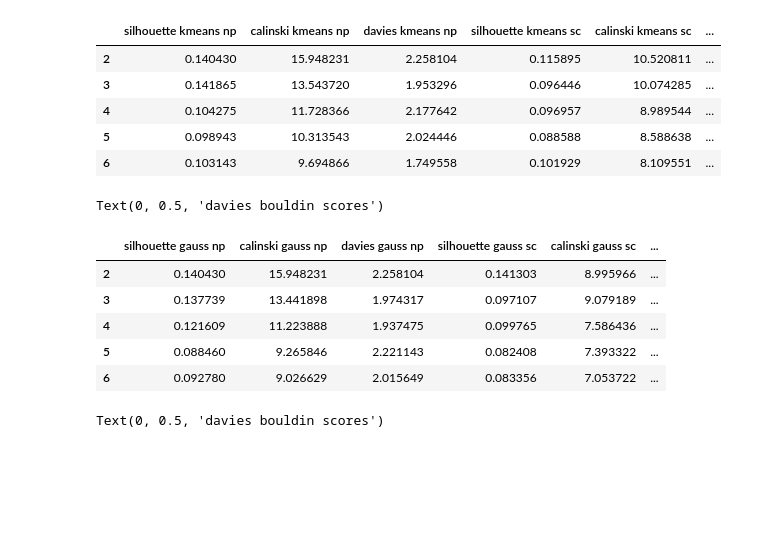
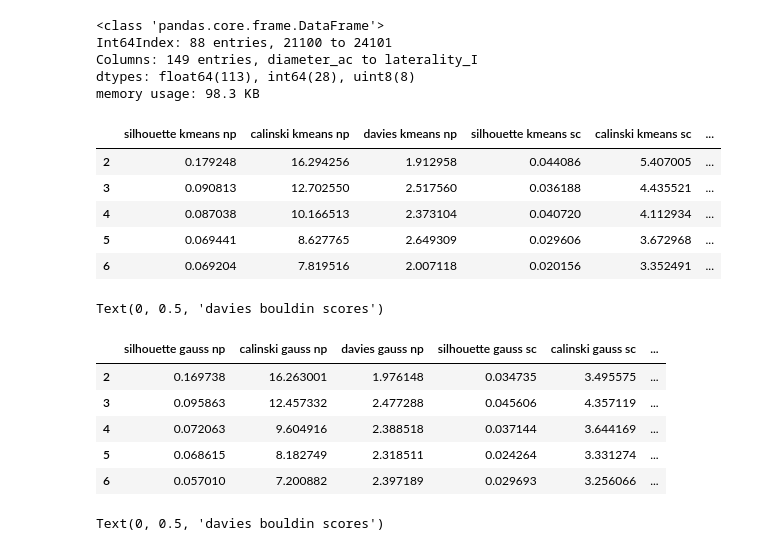
Before and after one commit to jhquiza/EEG_IAT, a Jupyter notebook: Modelos clustering.ipynb, the cells around one changed output. Drawn from its saved outputs; the diff is of its cells as text; code cells hidden in the pictures; blank space fills up the shorter version.

```diff
--- a/Modelos clustering.ipynb
+++ b/Modelos clustering.ipynb
@@ -73,21 +59,61 @@ def clusters_kmeans(data, max_clusters=10):
+# %%
+# otra opción usando todas las variables
+data_all = pd.read_csv('medidas_conectividad_globales_comportamentales_demograficos_2.csv')
+data_all.set_index('subject', inplace=True)
+data_all= data_all.drop(columns=['type','IAT_score_ind','IAT_score_level','dscore_1','dscore_2','dscore_3','dscore_5','dscore_6','dscore_7','dscore_8','modo_0','modo_1','modo_2','group'], axis=1)
+data_all.dropna(inplace=True)
+data_all[['IRI_PT', 'IRI_FS', 'IRI_EC', 'IRI_PD', 'IMA', 'RPQ AR', 'RPQ AP']] = data_all[['IRI_PT', 'IRI_FS', 'IRI_EC', 'IRI_PD', 'IMA', 'RPQ AR', 'RPQ AP']].astype('int64')
+data_all_cod = pd.get_dummies(data_all)
+
+# normalización de datos con standard scaler
+continuas_cols = data_all_cod.select_dtypes(include=['float64']).columns.to_list()
+discretas_cols = data_all_cod.select_dtypes(include=['int64']).columns.to_list()
+preprocessor_sc = ColumnTransformer([('scaler', StandardScaler(), continuas_cols), ('min_max', MinMaxScaler(), discretas_cols)], remainder='passthrough')
+data_all_cod_sc = preprocessor_sc.fit_transform(data_all_cod)
+# normalización de datos con power transformer
+preprocessor_pt = ColumnTransformer([('pt', PowerTransformer(), continuas_cols), ('min_max', MinMaxScaler(), discretas_cols)], remainder='passthrough')
+data_all_cod_pt = preprocessor_pt.fit_transform(data_all_cod)
+# %% [output]
+<class 'pandas.core.frame.DataFrame'>
+Int64Index: 88 entries, 21100 to 24101
+Columns: 149 entries, diameter_ac to laterality_I
+dtypes: float64(113), int64(28), uint8(8)
+memory usage: 98.3 KB
+# %%
+# otra opción usando todas las variables, menos la edad
+data_all = pd.read_csv('medidas_conectividad_globales_comportamentales_demograficos_2.csv')
+data_all.set_index('subject', inplace=True)
+data_all= data_all.drop(columns=['type','IAT_score_ind','IAT_score_level','dscore_1','dscore_2','dscore_3','dscore_5','dscore_6','dscore_7','dscore_8','modo_0','modo_1','modo_2','group', 'age'], axis=1)
+data_all.dropna(inplace=True)
+data_all[['IRI_PT', 'IRI_FS', 'IRI_EC', 'IRI_PD', 'IMA', 'RPQ AR', 'RPQ AP']] = data_all[['IRI_PT', 'IRI_FS', 'IRI_EC', 'IRI_PD', 'IMA', 'RPQ AR', 'RPQ AP']].astype('int64')
+data_all_cod = pd.get_dummies(data_all)
+
+# normalización de datos con standard scaler
+continuas_cols = data_all_cod.select_dtypes(include=['float64']).columns.to_list()
+discretas_cols = data_all_cod.select_dtypes(include=['int64']).columns.to_list()
+preprocessor_sc = ColumnTransformer([('scaler', StandardScaler(), continuas_cols), ('min_max', MinMaxScaler(), discretas_cols)], remainder='passthrough')
+data_all_cod_sc = preprocessor_sc.fit_transform(data_all_cod)
+# normalización de datos con power transformer
+preprocessor_pt = ColumnTransformer([('pt', PowerTransformer(), continuas_cols), ('min_max', MinMaxScaler(), discretas_cols)], remainder='passthrough')
+data_all_cod_pt = preprocessor_pt.fit_transform(data_all_cod)
 # %%
 # clústeres por KMeans, datos sin normalizar
-inertias_np, sil_scores_np, cal_scores_np, dav_scores_np = clusters_kmeans(data=data)
+inertias_np, sil_scores_np, cal_scores_np, dav_scores_np = ml.clusters_kmeans(data=data_all_cod)
 # clústeres por KMeans, Standard Scaler
-inertias_sc, sil_scores_sc, cal_scores_sc, dav_scores_sc = clusters_kmeans(data=data_sc)
+inertias_sc, sil_scores_sc, cal_scores_sc, dav_scores_sc = ml.clusters_kmeans(data=data_all_cod_sc)
 # clústeres por KMeans, PowerTransformer
-inertias_pt, sil_scores_pt, cal_scores_pt, dav_scores_pt = clusters_kmeans(data=data_pt)
+inertias_pt, sil_scores_pt, cal_scores_pt, dav_scores_pt = ml.clusters_kmeans(data=data_all_cod_pt)
 # Dataframe con métricas de clustering de KMeans
 df_kmeans = pd.DataFrame(data=[sil_scores_np, cal_scores_np, dav_scores_np, sil_scores_sc, cal_scores_sc, dav_scores_sc, sil_scores_pt, cal_scores_pt, dav_scores_pt], index=['silhouette kmeans np', 'calinski kmeans np', 'davies kmeans np', 'silhouette kmeans sc', 'calinski kmeans sc', 'davies kmeans sc', 'silhouette kmeans pt', 'calinski kmeans pt', 'davies kmeans pt'], columns=range(2,11))
 df_kmeans = df_kmeans.transpose()
 df_kmeans.head()
 # %% [output]
 |  | silhouette kmeans np | calinski kmeans np | davies kmeans np | silhouette kmeans sc | calinski kmeans sc | ... |
-| 2 | 0.140430 | 15.948231 | 2.258104 | 0.115895 | 10.520811 | ... |
-| 3 | 0.141865 | 13.543720 | 1.953296 | 0.096446 | 10.074285 | ... |
-| 4 | 0.104275 | 11.728366 | 2.177642 | 0.096957 | 8.989544 | ... |
-| 5 | 0.098943 | 10.313543 | 2.024446 | 0.088588 | 8.588638 | ... |
-| 6 | 0.103143 | 9.694866 | 1.749558 | 0.101929 | 8.109551 | ... |
+| 2 | 0.179248 | 16.294256 | 1.912958 | 0.044086 | 5.407005 | ... |
+| 3 | 0.090813 | 12.702550 | 2.517560 | 0.036188 | 4.435521 | ... |
+| 4 | 0.087038 | 10.166513 | 2.373104 | 0.040720 | 4.112934 | ... |
+| 5 | 0.069441 | 8.627765 | 2.649309 | 0.029606 | 3.672968 | ... |
+| 6 | 0.069204 | 7.819516 | 2.007118 | 0.020156 | 3.352491 | ... |
 # %%
 # Gráficas
 plt.subplot(2,2,1)
@@ -137,22 +145,22 @@ def clusters_gaussian(data, max_clusters=10):
 # %%
 # clústeres por GMM, datos sin normalizar
 max_clusters = 10
-gauss_scores_np, sil_scores_np, cal_scores_np, dav_scores_np = clusters_gaussian(data=data, max_clusters=max_clusters)
+gauss_scores_np, sil_scores_np, cal_scores_np, dav_scores_np = ml.clusters_gaussian(data=data_all_cod, max_clusters=max_clusters)
 # clústeres por GMM, Standard Scaler
-gauss_scores_sc, sil_scores_sc, cal_scores_sc, dav_scores_sc = clusters_gaussian(data=data_sc, max_clusters=max_clusters)
+gauss_scores_sc, sil_scores_sc, cal_scores_sc, dav_scores_sc = ml.clusters_gaussian(data=data_all_cod_sc, max_clusters=max_clusters)
 # clústeres por KMeans, PowerTransformer
-gauss_scores_pt, sil_scores_pt, cal_scores_pt, dav_scores_pt = clusters_gaussian(data=data_pt, max_clusters=max_clusters)
+gauss_scores_pt, sil_scores_pt, cal_scores_pt, dav_scores_pt = ml.clusters_gaussian(data=data_all_cod_pt, max_clusters=max_clusters)
 # Dataframe con métricas de clustering de KMeans
 df_gauss = pd.DataFrame(data=[sil_scores_np, cal_scores_np, dav_scores_np, sil_scores_sc, cal_scores_sc, dav_scores_sc, sil_scores_pt, cal_scores_pt, dav_scores_pt], index=['silhouette gauss np', 'calinski gauss np', 'davies gauss np', 'silhouette gauss sc', 'calinski gauss sc', 'davies gauss sc', 'silhouette gauss pt', 'calinski gauss pt', 'davies gauss pt'], columns=range(2,max_clusters+1))
 df_gauss = df_gauss.transpose()
 df_gauss.head()
 # %% [output]
 |  | silhouette gauss np | calinski gauss np | davies gauss np | silhouette gauss sc | calinski gauss sc | ... |
-| 2 | 0.140430 | 15.948231 | 2.258104 | 0.141303 | 8.995966 | ... |
-| 3 | 0.137739 | 13.441898 | 1.974317 | 0.097107 | 9.079189 | ... |
-| 4 | 0.121609 | 11.223888 | 1.937475 | 0.099765 | 7.586436 | ... |
-| 5 | 0.088460 | 9.265846 | 2.221143 | 0.082408 | 7.393322 | ... |
-| 6 | 0.092780 | 9.026629 | 2.015649 | 0.083356 | 7.053722 | ... |
+| 2 | 0.169738 | 16.263001 | 1.976148 | 0.034735 | 3.495575 | ... |
+| 3 | 0.095863 | 12.457332 | 2.477288 | 0.045606 | 4.357119 | ... |
+| 4 | 0.072063 | 9.604916 | 2.388518 | 0.037144 | 3.644169 | ... |
+| 5 | 0.068615 | 8.182749 | 2.318511 | 0.024264 | 3.331274 | ... |
+| 6 | 0.057010 | 7.200882 | 2.397189 | 0.029693 | 3.256066 | ... |
 # %%
 # Gráficas
 plt.subplot(2,2,1)
```
Also changed, not shown: parts of 34 cells of this notebook, 2 other files.
